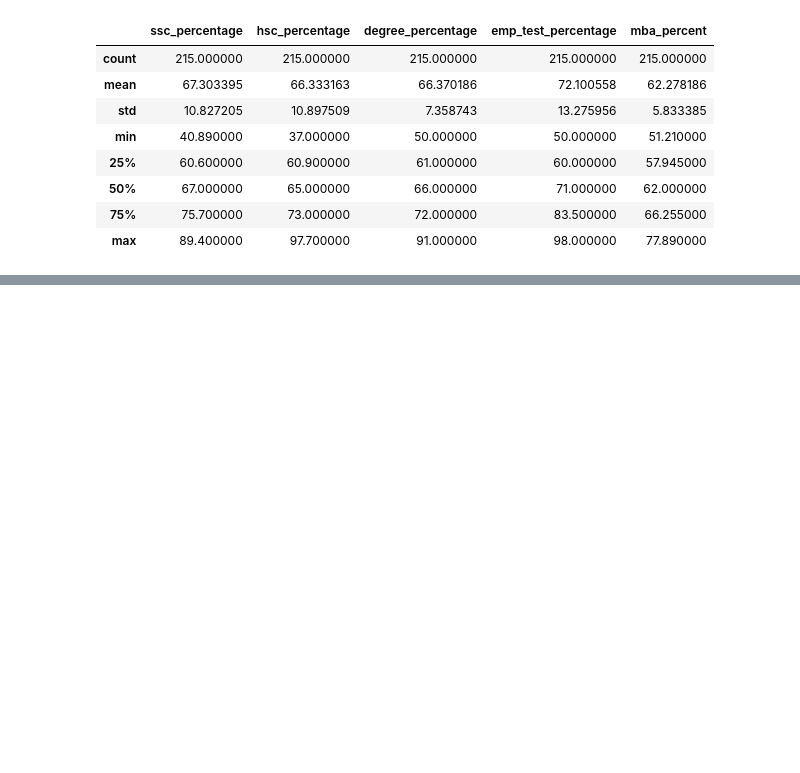
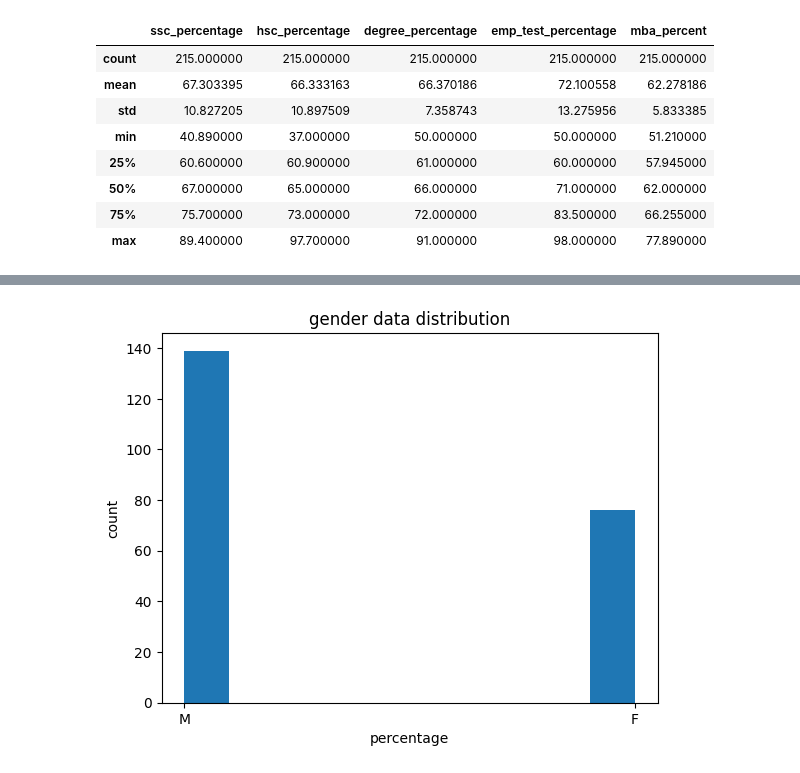
Before and after one commit to kumar291098/JobPlacementPrediction, a Jupyter notebook: JobPlacementPrediction.ipynb, the cells around one changed output, grey strips where cells are left out. Saved outputs shown, nothing was run; the diff lists cells and outputs as text; code cells hidden in the pictures; blank space fills up the shorter version.

```diff
--- a/JobPlacementPrediction.ipynb
+++ b/JobPlacementPrediction.ipynb
@@ -80,0 +101,8 @@ df.describe()
+# %%
+plt.hist(df['gender'])
+plt.title("gender data distribution")
+plt.xlabel("percentage")
+plt.ylabel("count")
+plt.show()
+# %% [output]
+[figure, added]
```
Also changed, not shown: parts of 7 cells of this notebook.
